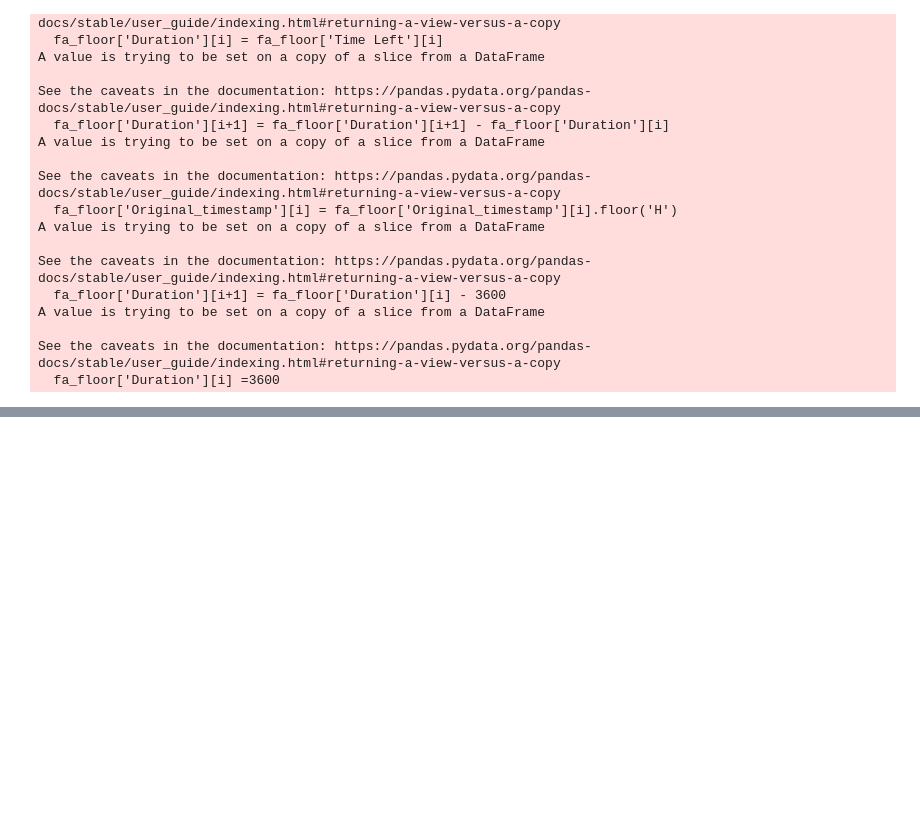
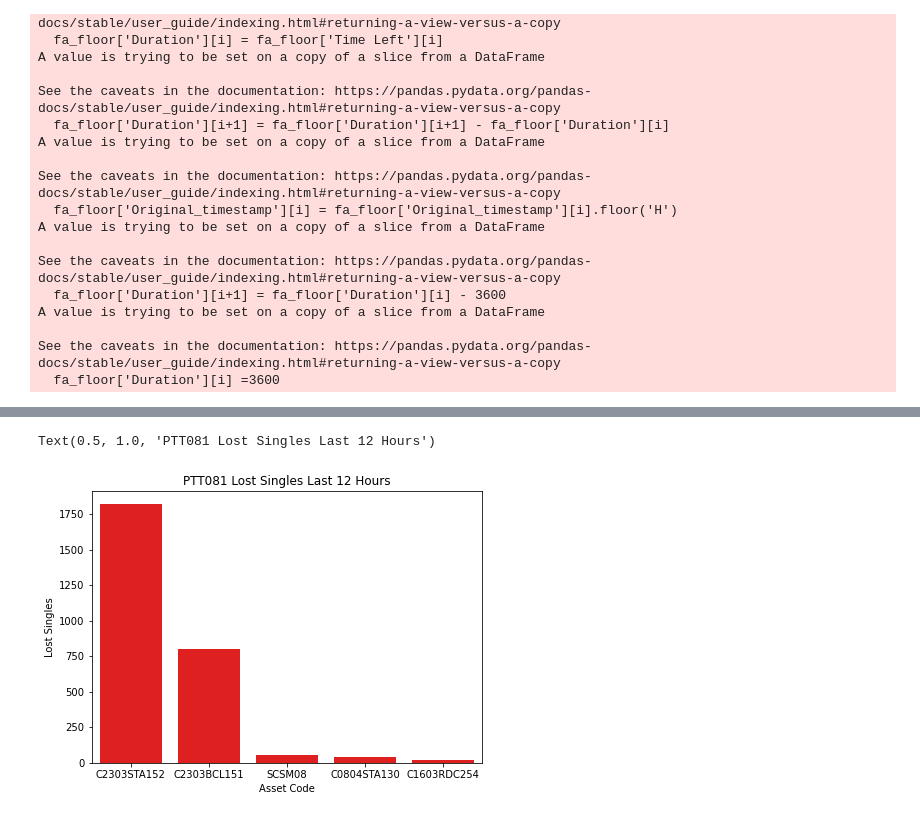
Before and after one commit to ch4413/scs, a Jupyter notebook: notebooks/Basic Model Jamie.ipynb, the cells around one changed output, grey strips where cells are left out. Drawn from its saved outputs; the diff is of its cells as text; code cells hidden in the pictures; blank space fills up the shorter version.

```diff
--- a/notebooks/Basic Model Jamie.ipynb
+++ b/notebooks/Basic Model Jamie.ipynb
@@ -129,0 +180,8 @@ Output[Output.columns[9]]
+# %%
+plt.figure(figsize=(7,5))
+sns.barplot(y='PTT081',x = 'Asset Code',data = PTT081.sort_values(by='PTT081',ascending=False).head(5),color = 'r')
+plt.ylabel('Lost Singles')
+plt.title('PTT081 Lost Singles Last 12 Hours')
+# %% [output]
+Text(0.5, 1.0, 'PTT081 Lost Singles Last 12 Hours')
+[figure, added]
```
Also changed, not shown: parts of 25 cells of this notebook, 3 other files.
